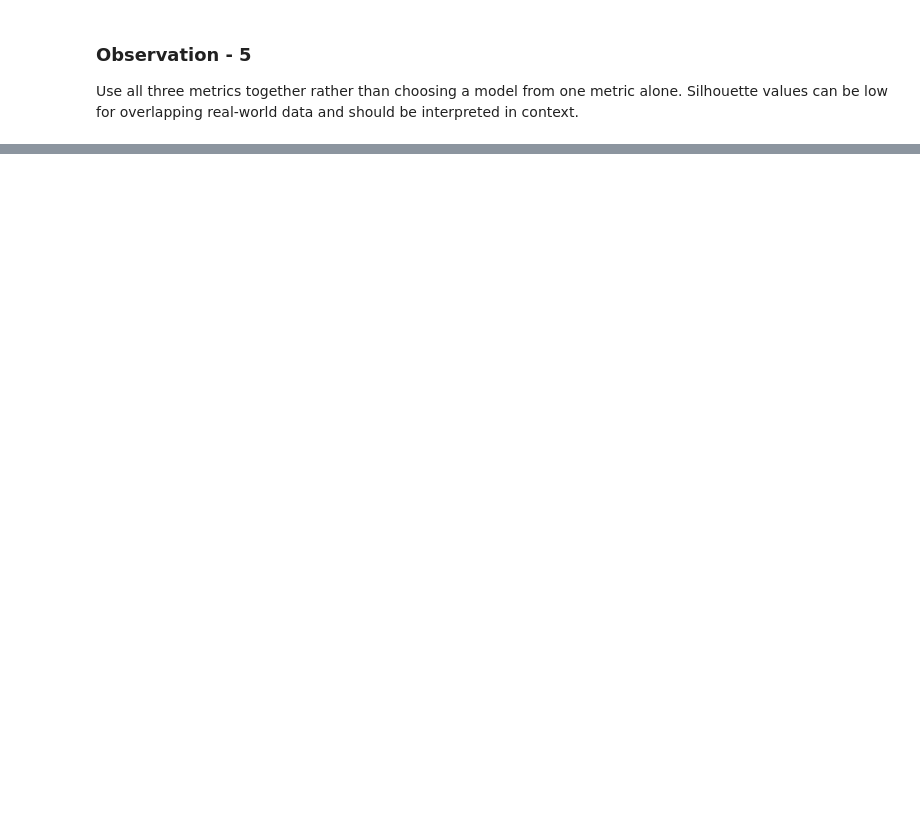
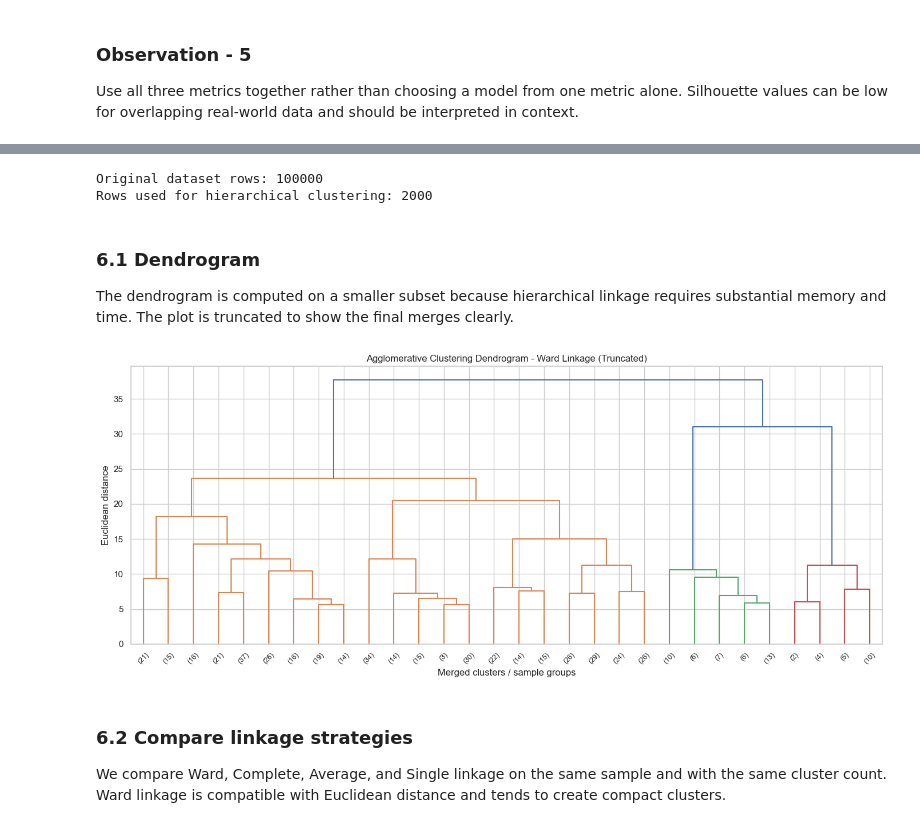
Before and after one commit to renexaan/glucotrack, a Jupyter notebook: notebooks/clustering.ipynb, the cells around one changed output, grey strips where cells are left out. Cells and saved outputs as stored; diff of their text form; code cells hidden in the pictures; blank space fills up the shorter version.

Commit message:
Update clustering notebook

```diff
--- a/notebooks/clustering.ipynb
+++ b/notebooks/clustering.ipynb
@@ -554,0 +559,51 @@ Use all three metrics together rather than choosing a model from one metric alon
+# %%
+
+HIERARCHICAL_MAX_ROWS = 2000
+rng = np.random.default_rng(RANDOM_STATE)
+hier_indices = rng.choice(
+    len(X_processed),
+    size=min(HIERARCHICAL_MAX_ROWS, len(X_processed)),
+    replace=False
+)
+
+X_hier = X_processed[hier_indices]
+y_hier = y_true.iloc[hier_indices].to_numpy()
+
+print("Original dataset rows:", len(X_processed))
+print("Rows used for hierarchical clustering:", len(X_hier))
+# %% [output]
+Original dataset rows: 100000
+Rows used for hierarchical clustering: 2000
+# %% [markdown]
+### 6.1 Dendrogram
+
+The dendrogram is computed on a smaller subset because hierarchical linkage requires substantial memory and time. The plot is truncated to show the final merges clearly.
+# %%
+DENDROGRAM_MAX_ROWS = 500
+dendro_indices = np.random.default_rng(RANDOM_STATE).choice(
+    len(X_hier),
+    size=min(DENDROGRAM_MAX_ROWS, len(X_hier)),
+    replace=False
+)
+
+Z = linkage(X_hier[dendro_indices], method="ward", metric="euclidean")
+
+plt.figure(figsize=(14, 6))
+dendrogram(
+    Z,
+    truncate_mode="lastp",
+    p=30,
+    leaf_rotation=45,
+    leaf_font_size=9
+)
+plt.title("Agglomerative Clustering Dendrogram - Ward Linkage (Truncated)")
+plt.xlabel("Merged clusters / sample groups")
+plt.ylabel("Euclidean distance")
+plt.tight_layout()
+plt.show()
+# %% [output]
+[figure, added]
+# %% [markdown]
+### 6.2 Compare linkage strategies
+
+We compare Ward, Complete, Average, and Single linkage on the same sample and with the same cluster count. Ward linkage is compatible with Euclidean distance and tends to create compact clusters.
```
Also changed, not shown: parts of 31 cells of this notebook.
